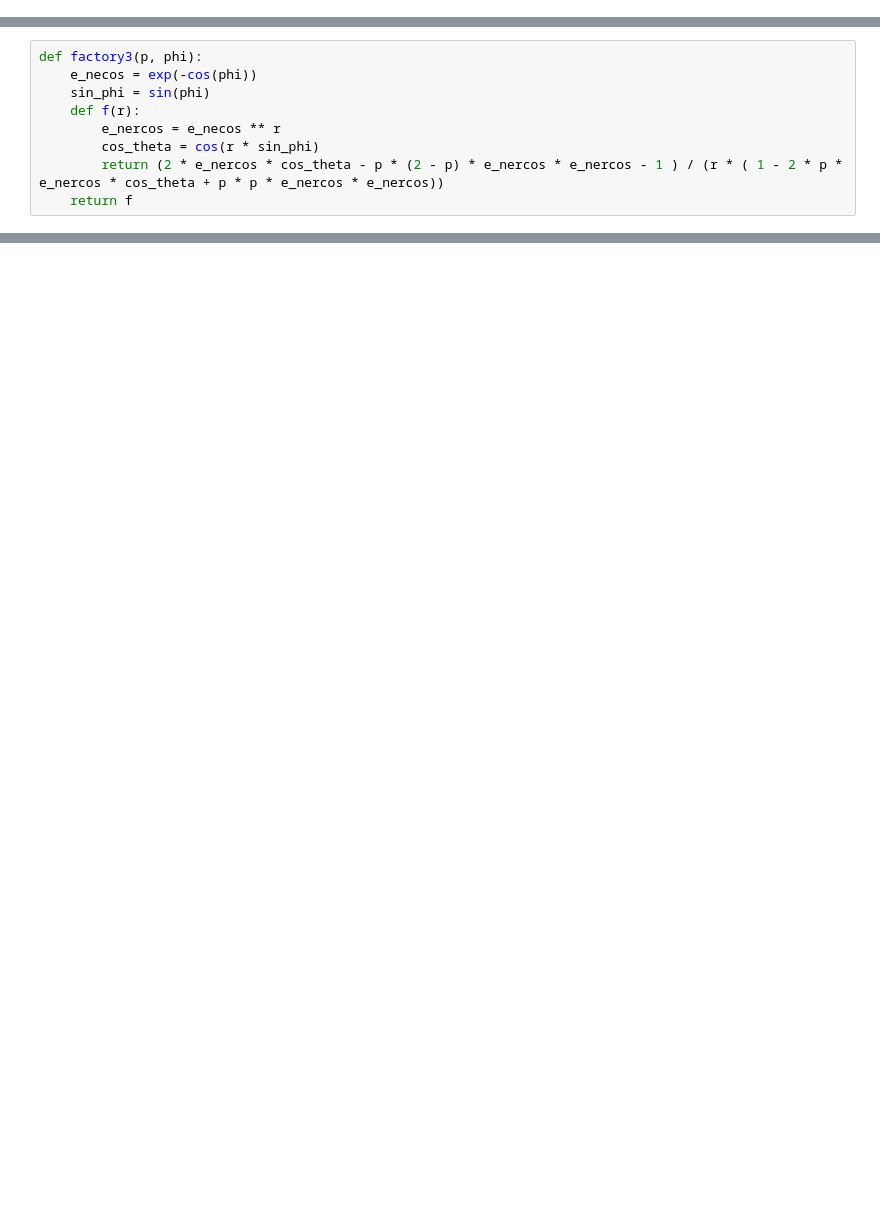
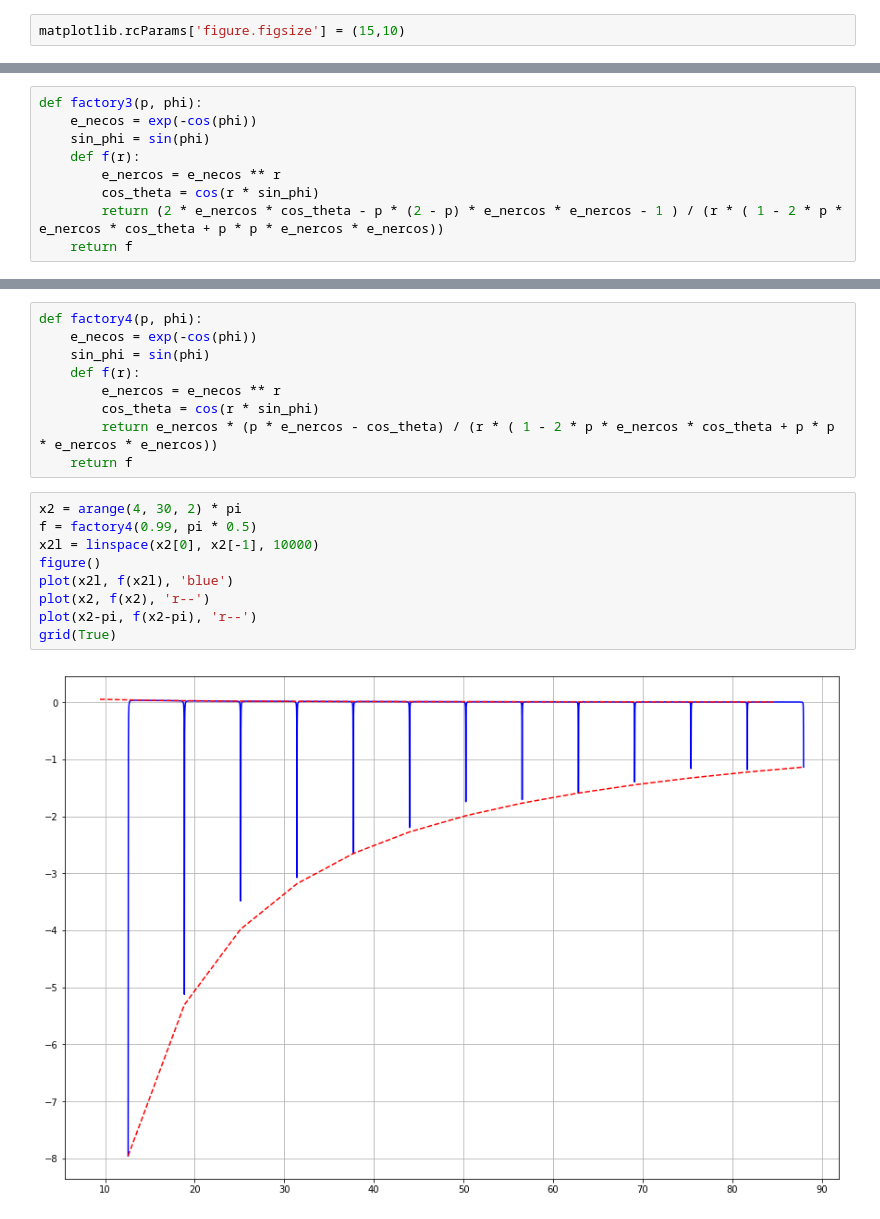
Before and after one commit to fatvlady/math-course-project, a Jupyter notebook: code/tests.ipynb, the cells around one changed output, grey strips where cells are left out. Drawn from its saved outputs; the diff is of its cells as text; blank space fills up the shorter version.

```diff
--- a/code/tests.ipynb
+++ b/code/tests.ipynb
@@ -3,3 +5,5 @@
+# %%
+matplotlib.rcParams['figure.figsize'] = (15,10)
 # %%
 from scipy import integrate as it
 # %%
@@ -51,0 +75,20 @@ plot(arange(100, 200,2) * pi, arange(0, 100,2) * 0)
+# %%
+def factory4(p, phi):
+    e_necos = exp(-cos(phi))
+    sin_phi = sin(phi)
+    def f(r):
+        e_nercos = e_necos ** r
+        cos_theta = cos(r * sin_phi)
+        return e_nercos * (p * e_nercos - cos_theta) / (r * ( 1 - 2 * p * e_nercos * cos_theta + p * p * e_nercos * e_nercos))
+    return f
+# %%
+x2 = arange(4, 30, 2) * pi
+f = factory4(0.99, pi * 0.5)
+x2l = linspace(x2[0], x2[-1], 10000)
+figure()
+plot(x2l, f(x2l), 'blue')
+plot(x2, f(x2), 'r--')
+plot(x2-pi, f(x2-pi), 'r--')
+grid(True)
+# %% [output]
+[figure, added]
```
Also changed, not shown: parts of 29 cells of this notebook, 14 other files.
